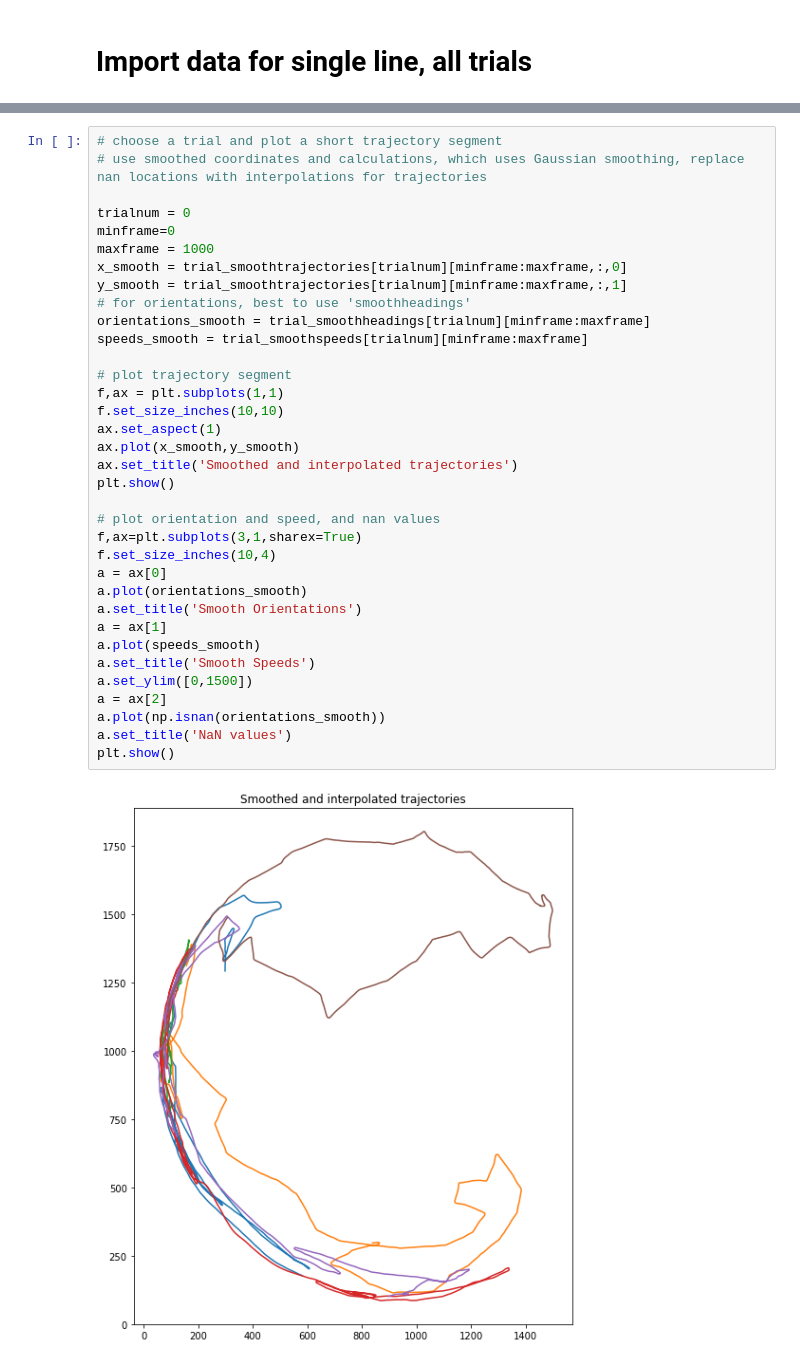
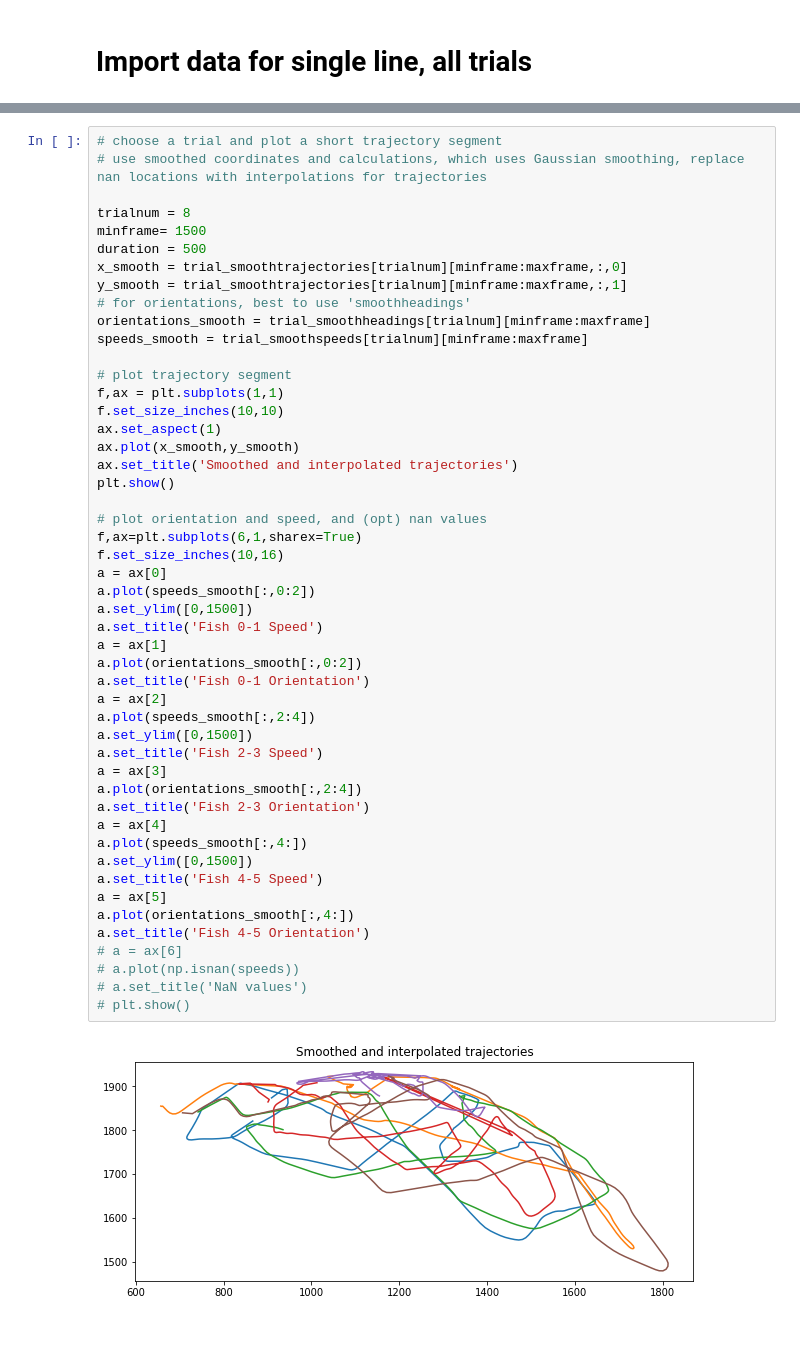
Before and after one commit to katiconen/zfish_mutants_analysis, a Jupyter notebook: KC_exploratory.ipynb, the cells around one changed output, grey strips where cells are left out. Drawn from its saved outputs; the diff is of its cells as text; blank space fills up the shorter version.

```diff
--- a/KC_exploratory.ipynb
+++ b/KC_exploratory.ipynb
@@ -117,37 +145,51 @@ plt.show()
 # %%
 # choose a trial and plot a short trajectory segment
 # use smoothed coordinates and calculations, which uses Gaussian smoothing, replace nan locations with interpolations for trajectories
 
-trialnum = 0
-minframe=0
-maxframe = 1000
+trialnum = 8
+minframe= 1500
+duration = 500
 x_smooth = trial_smoothtrajectories[trialnum][minframe:maxframe,:,0]
 y_smooth = trial_smoothtrajectories[trialnum][minframe:maxframe,:,1]
 # for orientations, best to use 'smoothheadings'
 orientations_smooth = trial_smoothheadings[trialnum][minframe:maxframe]
 speeds_smooth = trial_smoothspeeds[trialnum][minframe:maxframe]
 
 # plot trajectory segment
 f,ax = plt.subplots(1,1)
 f.set_size_inches(10,10)
 ax.set_aspect(1)
 ax.plot(x_smooth,y_smooth)
 ax.set_title('Smoothed and interpolated trajectories')
 plt.show()
 
-# plot orientation and speed, and nan values
-f,ax=plt.subplots(3,1,sharex=True)
-f.set_size_inches(10,4)
+# plot orientation and speed, and (opt) nan values
+f,ax=plt.subplots(6,1,sharex=True)
+f.set_size_inches(10,16)
 a = ax[0]
-a.plot(orientations_smooth)
-a.set_title('Smooth Orientations')
+a.plot(speeds_smooth[:,0:2])
+a.set_ylim([0,1500])
+a.set_title('Fish 0-1 Speed')
 a = ax[1]
-a.plot(speeds_smooth)
-a.set_title('Smooth Speeds')
+a.plot(orientations_smooth[:,0:2])
+a.set_title('Fish 0-1 Orientation')
+a = ax[2]
+a.plot(speeds_smooth[:,2:4])
 a.set_ylim([0,1500])
-a = ax[2]
-a.plot(np.isnan(orientations_smooth))
-a.set_title('NaN values')
-plt.show()
+a.set_title('Fish 2-3 Speed')
+a = ax[3]
+a.plot(orientations_smooth[:,2:4])
+a.set_title('Fish 2-3 Orientation')
+a = ax[4]
+a.plot(speeds_smooth[:,4:])
+a.set_ylim([0,1500])
+a.set_title('Fish 4-5 Speed')
+a = ax[5]
+a.plot(orientations_smooth[:,4:])
+a.set_title('Fish 4-5 Orientation')
+# a = ax[6]
+# a.plot(np.isnan(speeds))
+# a.set_title('NaN values')
+# plt.show()
 # %% [output]
-[figure, old version]
+[figure, new version]
```
Also changed, not shown: parts of 8 cells of this notebook.
